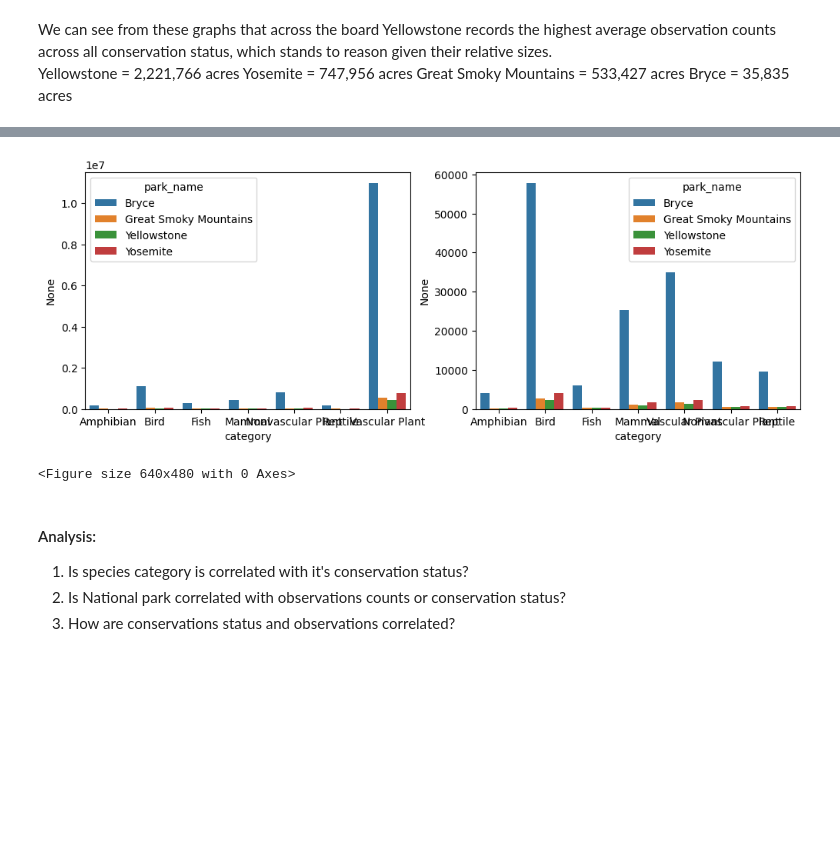
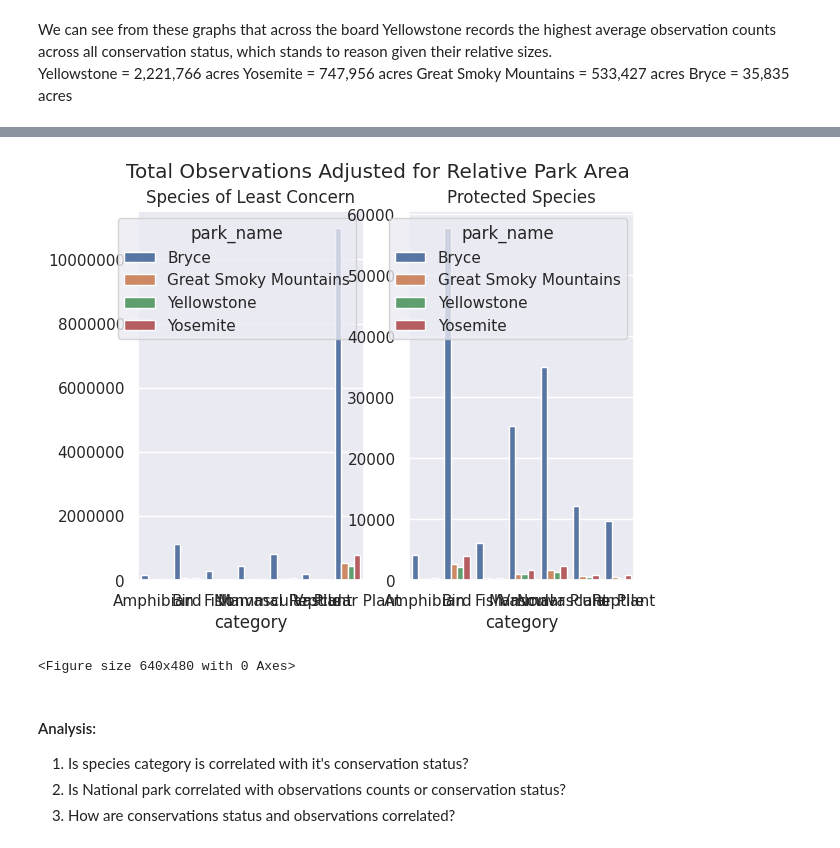
Before and after one commit to Matthewsabk/biodiversity, a Jupyter notebook: biodiversity.ipynb, the cells around one changed output, grey strips where cells are left out. Saved outputs shown, nothing was run; the diff lists cells and outputs as text; code cells hidden in the pictures; blank space fills up the shorter version.

```diff
--- a/biodiversity.ipynb
+++ b/biodiversity.ipynb
@@ -11,6 +27,8 @@
 import numpy as np
 import pandas as pd
 from matplotlib import pyplot as plt
+from matplotlib.ticker import StrMethodFormatter
+import matplotlib.ticker as ticker
 import seaborn as sns
 import statsmodels.api as sm
 from statsmodels.stats.multicomp import pairwise_tukeyhsd
@@ -19,5 +37,7 @@ from scipy import stats
 pd.set_option('display.max_rows', None)
 pd.set_option('display.max_columns', 500)
 pd.set_option('display.width', 1000)
+pd.set_option('display.float_format', lambda x: '%.1f' % x)
+sns.set_theme(rc={'axes.formatter.limits': (-8, 9)})
 # %%
 biodiv = pd.read_csv("biodiversity_data.csv")
@@ -207,15 +248,28 @@ max      805.000000            1.000000  2.221766e+06      2.510000
 # %%
 biodiv_status_f = biodiv.drop(biodiv[biodiv['conservation_status']=='No Status'].index)
 biodiv_stat_grouped_f = biodiv_status_f.groupby(['conservation_status', 'protection_listing', 'category', 'park_name', 'factor'], as_index=False)["observations"].sum()
-plt.figure(figsize=(12,4))
+fig, (ax1,ax2)=plt.subplots(1,2)
 plt.subplot(1,2,1)
-sns.barplot(x='category', y= (biodiv_stat_grouped_f['observations']/biodiv_stat_grouped_f['factor']), hue='park_name', data=biodiv_stat_grouped_f[biodiv_stat_grouped_f['protection_listing']==0], errorbar= None)
+plt.ticklabel_format(style='plain', axis='y', scilimits=(99,99))
+fig.suptitle('Total Observations Adjusted for Relative Park Area')
+a= sns.barplot(x='category',
+            y= (biodiv_stat_grouped_f['observations']/biodiv_stat_grouped_f['factor']),
+            hue='park_name',
+            data=biodiv_stat_grouped_f[biodiv_stat_grouped_f['protection_listing']==0],
+            errorbar= None)
+plt.title('Species of Least Concern')
 plt.subplot(1,2,2)
-sns.barplot(x='category', y= (biodiv_stat_grouped_f['observations']/biodiv_stat_grouped_f['factor']), hue='park_name', data=biodiv_stat_grouped_f[biodiv_stat_grouped_f['protection_listing']==1], errorbar= None)
+plt.ticklabel_format(style='plain', axis='y', scilimits=(99,99))
+b= sns.barplot(x='category',
+            y= (biodiv_stat_grouped_f['observations']/biodiv_stat_grouped_f['factor']),
+            hue='park_name',
+            data=biodiv_stat_grouped_f[biodiv_stat_grouped_f['protection_listing']==1],
+            errorbar= None)
+plt.title('Protected Species')
 plt.show()
 plt.clf()
 # %% [output]
-[figure, old version]
+[figure, new version]
 <Figure size 640x480 with 0 Axes>
 # %% [markdown]
 #### Analysis:
```
Also changed, not shown: parts of 17 cells of this notebook, 1 other file.
